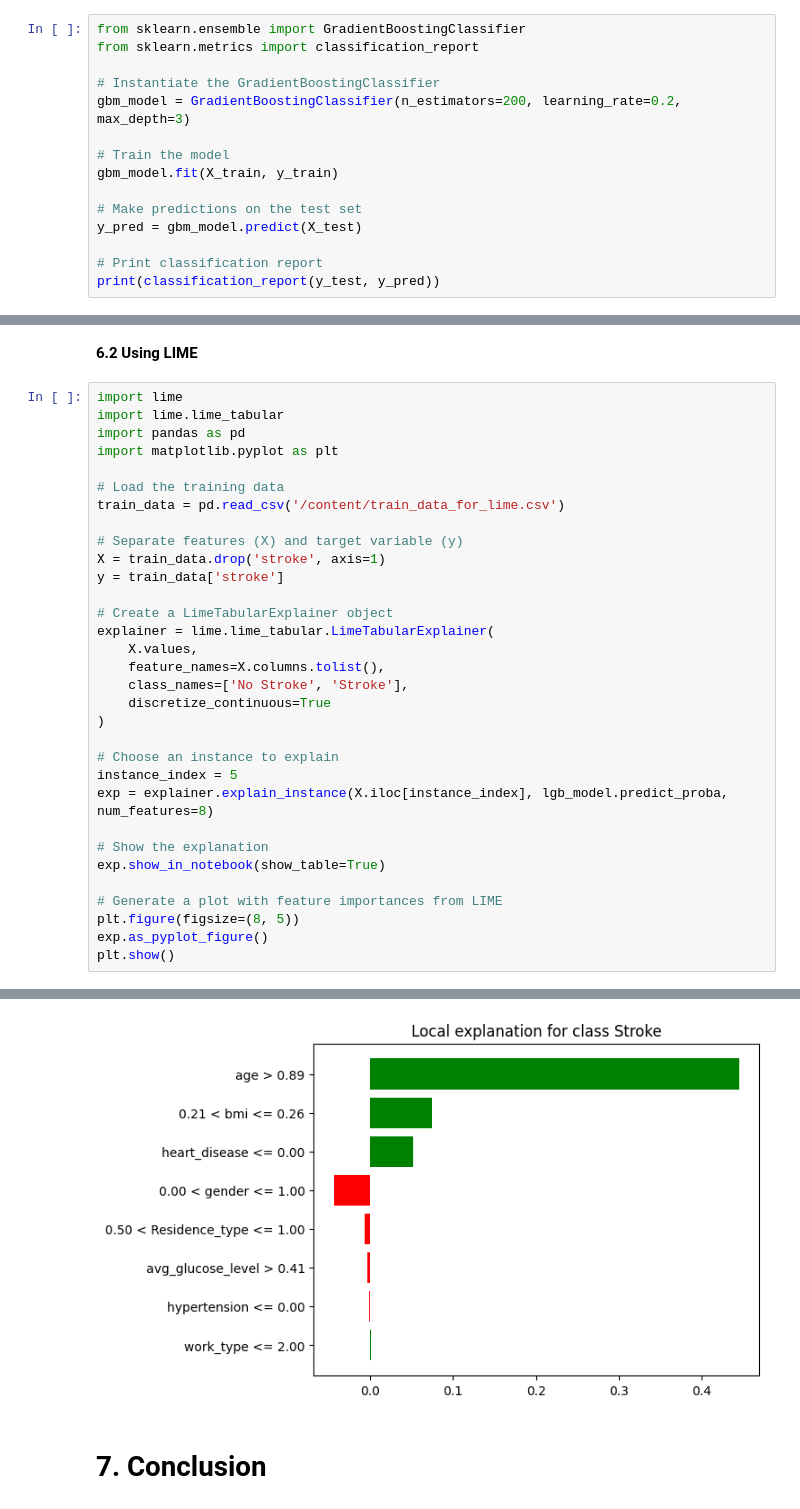
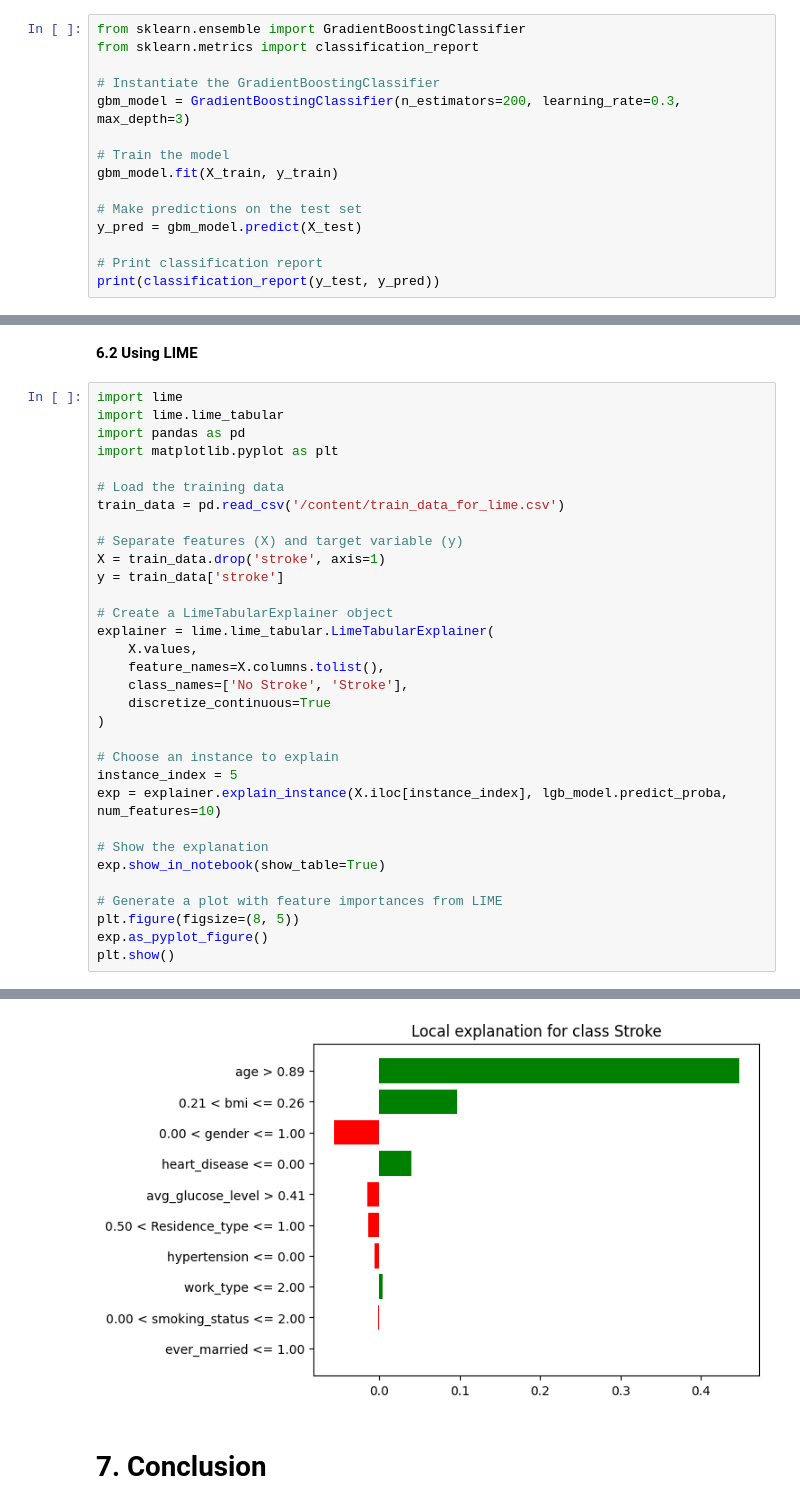
Before and after one commit to mithilreddy369/Brain-Stroke-Prediction-using-Gradient-Boosting-with-XAI, a Jupyter notebook: Brain_Stroke_Prediction_using_Gradient_Boosting_with_XAI.ipynb, the cells around one changed output, grey strips where cells are left out. Saved outputs shown, nothing was run; the diff lists cells and outputs as text.

```diff
--- a/Brain_Stroke_Prediction_using_Gradient_Boosting_with_XAI.ipynb
+++ b/Brain_Stroke_Prediction_using_Gradient_Boosting_with_XAI.ipynb
@@ -347,7 +345,7 @@ from sklearn.ensemble import GradientBoostingClassifier
 from sklearn.metrics import classification_report
 
 # Instantiate the GradientBoostingClassifier
-gbm_model = GradientBoostingClassifier(n_estimators=200, learning_rate=0.2, max_depth=3)
+gbm_model = GradientBoostingClassifier(n_estimators=200, learning_rate=0.3, max_depth=3)
 
 # Train the model
 gbm_model.fit(X_train, y_train)
@@ -832,35 +831,35 @@ import pandas as pd
 import matplotlib.pyplot as plt
 
 # Load the training data
 train_data = pd.read_csv('/content/train_data_for_lime.csv')
 
 # Separate features (X) and target variable (y)
 X = train_data.drop('stroke', axis=1)
 y = train_data['stroke']
 
 # Create a LimeTabularExplainer object
 explainer = lime.lime_tabular.LimeTabularExplainer(
     X.values,
     feature_names=X.columns.tolist(),
     class_names=['No Stroke', 'Stroke'],
     discretize_continuous=True
 )
 
 # Choose an instance to explain
 instance_index = 5
-exp = explainer.explain_instance(X.iloc[instance_index], lgb_model.predict_proba, num_features=8)
+exp = explainer.explain_instance(X.iloc[instance_index], lgb_model.predict_proba, num_features=10)
 
 # Show the explanation
 exp.show_in_notebook(show_table=True)
 
 # Generate a plot with feature importances from LIME
 plt.figure(figsize=(8, 5))
 exp.as_pyplot_figure()
 plt.show()
 # %% [output]
 [interactive output not drawn]
 <Figure size 800x500 with 0 Axes>
-[figure, old version]
+[figure, new version]
 # %% [markdown]
 # **7. Conclusion**
 # %% [markdown]
```
Also changed, not shown: parts of 13 cells of this notebook, 21 other files.
